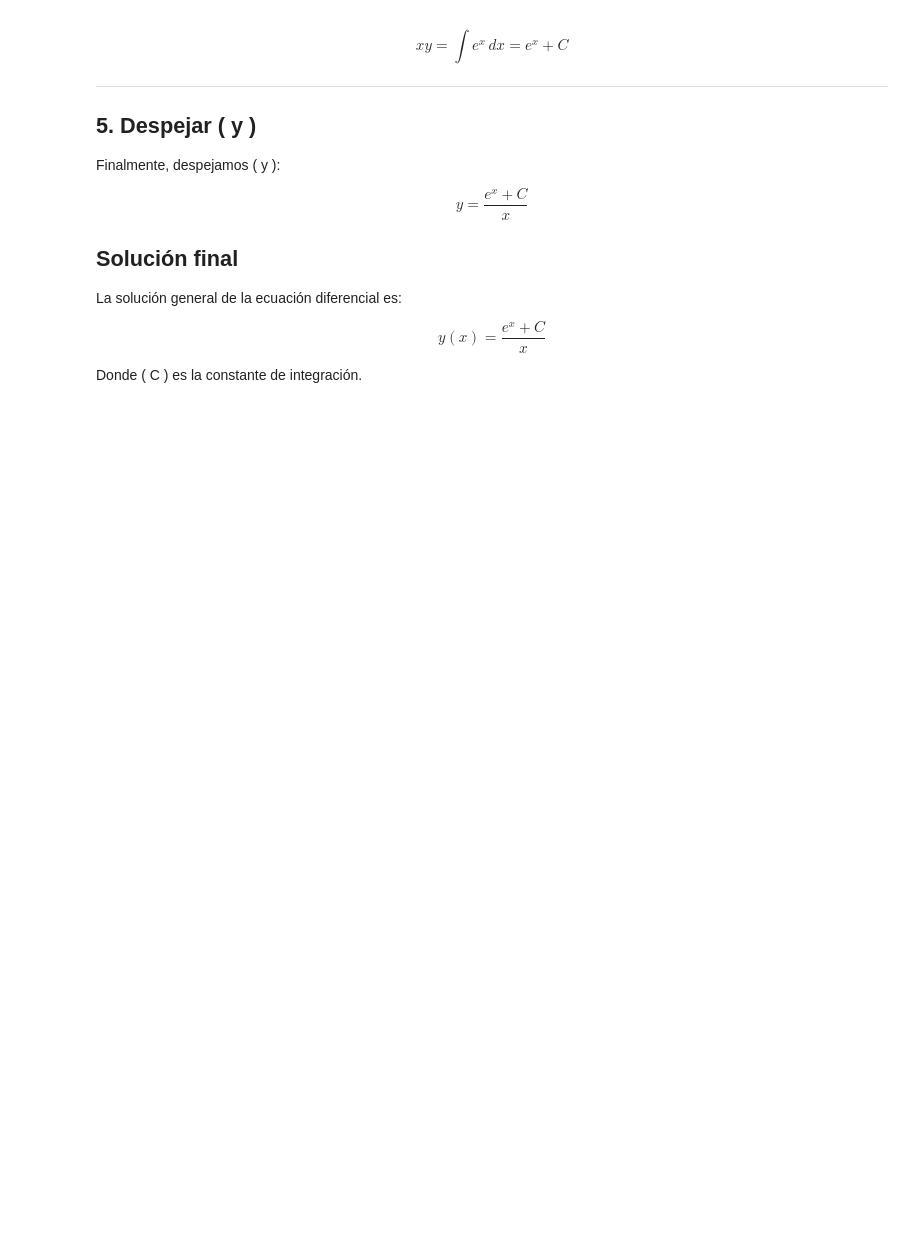
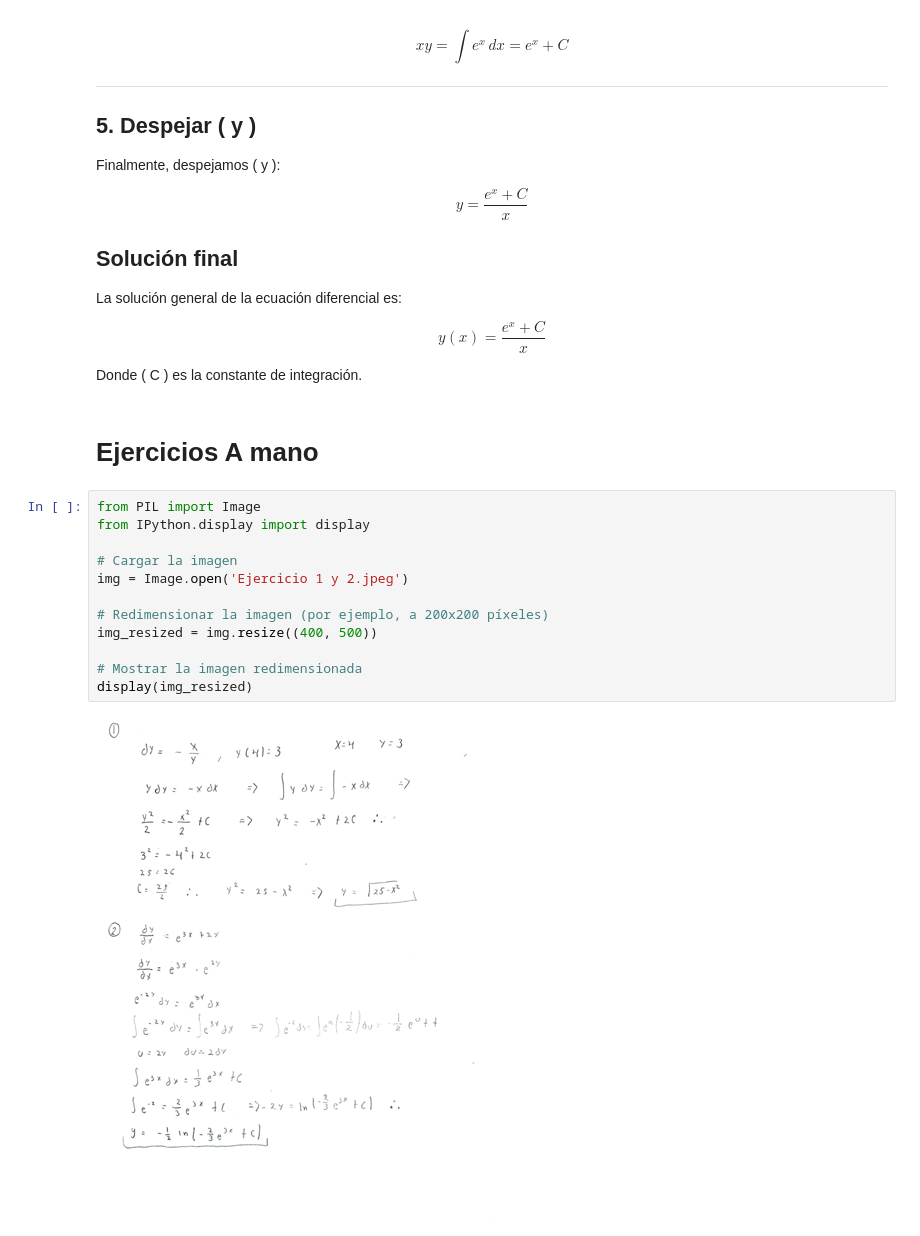
Before and after one commit to GomezEdu/Ejercicios_ED, a Jupyter notebook: Resolucion.ipynb, the cells around one changed output. Saved outputs shown, nothing was run; the diff lists cells and outputs as text; blank space fills up the shorter version.

Commit message:
Ejercicios a mano

```diff
--- a/Resolucion.ipynb
+++ b/Resolucion.ipynb
@@ -301,3 +301,19 @@ y(x) = \frac{e^x + C}{x}
 $$
 
 Donde \( C \) es la constante de integración.
+# %% [markdown]
+# Ejercicios A mano
+# %%
+from PIL import Image
+from IPython.display import display
+
+# Cargar la imagen
+img = Image.open('Ejercicio 1 y 2.jpeg')
+
+# Redimensionar la imagen (por ejemplo, a 200x200 píxeles)
+img_resized = img.resize((400, 500))
+
+# Mostrar la imagen redimensionada
+display(img_resized)
+# %% [output]
+[figure, added]
```
Also changed, not shown: parts of 1 cell of this notebook, 2 other files.
